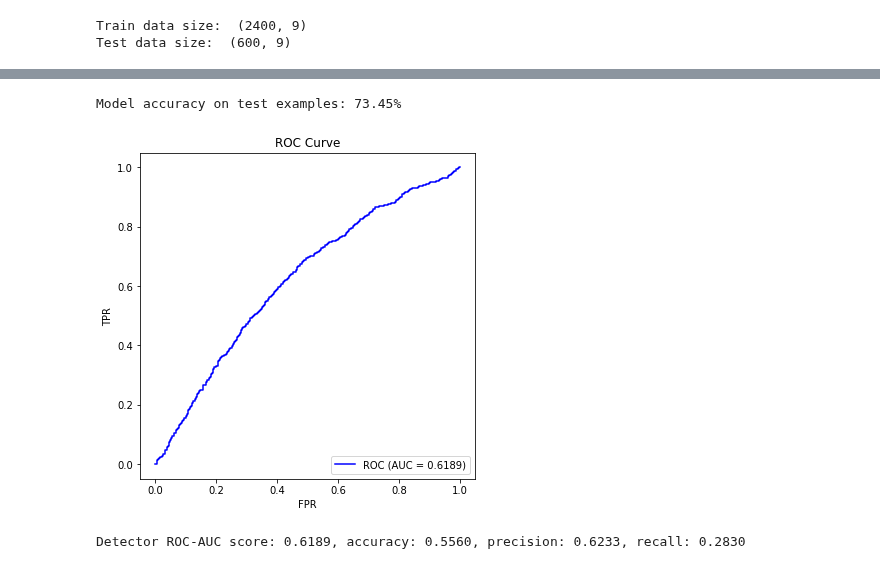
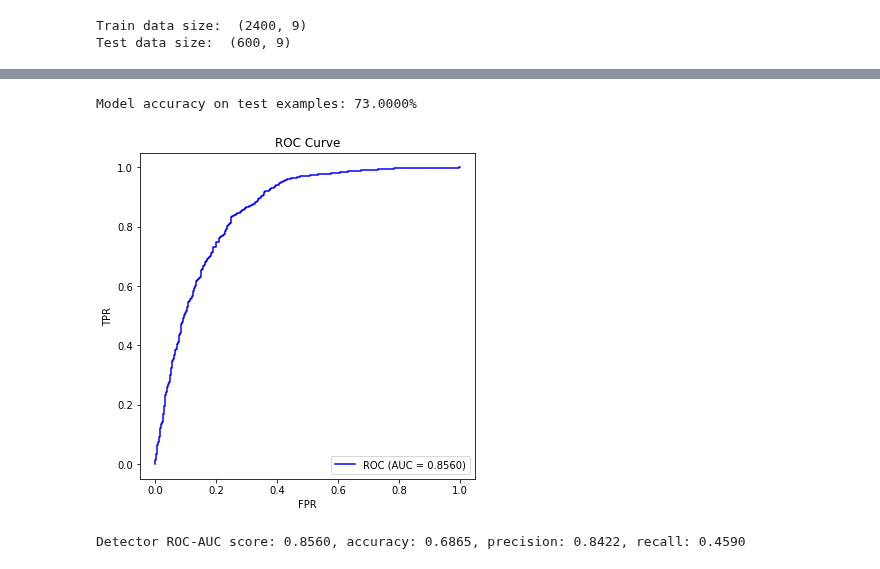
Before and after one commit to changx03/baard_exp2, a Jupyter notebook: lid_pipeline_demo.ipynb, the cells around one changed output, grey strips where cells are left out. Drawn from its saved outputs; the diff is of its cells as text; code cells hidden in the pictures.

```diff
--- a/lid_pipeline_demo.ipynb
+++ b/lid_pipeline_demo.ipynb
@@ -194,15 +203,16 @@ Model accuracy on adversarial examples: 47.4%
 # %%
+X_lid_train = subset_X[-1000:]
+adv_lid_train = subset_adv[-1000:]
+
+# Average L2 distance
+l2_adv = np.mean([np.linalg.norm(dif) for dif in (X_lid_train - adv_lid_train)])
+print('L2 distance between adversairal examples and clean data: {:.4f}'.format(l2_adv))
+
 # Create noisy data
-subset_X = pt_subset_X.numpy()
-# Average L2 distance
-l2_adv = np.mean([np.linalg.norm(dif) for dif in (subset_X[-1000:] - subset_adv[-1000:])])
-print('L2 distance between adversairal examples and clean data: {}'.format(l2_adv))
 std = l2_adv / 20
+noise = np.random.normal(0, scale=std, size=X_lid_train.shape)
+noisy_lid_train = np.minimum(np.maximum(X_lid_train + noise, 0.0), 1.0)
 
-noise = np.random.normal(0, scale=std, size=subset_X[-1000:].shape)
-subset_noisy = np.minimum(np.maximum(subset_X[-1000:] + noise, 0.0), 1.0)
-
-# L2 distance between noisy data and clean data
-l2_noise = np.mean([np.linalg.norm(dif) for dif in (subset_X[-1000:] - subset_noisy)])
-print('L2 distance between noisy data and clean data: {}'.format(l2_noise))
+l2_noise = np.mean([np.linalg.norm(dif) for dif in (X_lid_train - noisy_lid_train)])
+print('L2 distance between noisy data and clean data: {:.4f}'.format(l2_noise))
 # %% [output]
@@ -213,7 +223,7 @@ L2 distance between noisy data and clean data: 4.265114932009675
 K_LID = 20
 BATCH_SIZE_LID = 100
 # %%
-characteristics, labels = get_lid(model, subset_X[-1000:], subset_noisy, subset_adv[-1000:],
+characteristics, labels = get_lid(model, X_lid_train, noisy_lid_train, adv_lid_train,
                                   k=K_LID, batch_size=BATCH_SIZE_LID, device=device)
 scaler = MinMaxScaler().fit(characteristics)
 characteristics = scaler.transform(characteristics)
@@ -268,8 +272,9 @@ print(len(np.where(lid_label_pred==1)[0]), len(np.where(lid_label_pred==0)[0]))
 # %%
 # Create test set
-X_test = np.concatenate((subset_X[:1000], subset_adv[:1000]))
-y_test = np.concatenate((pt_subset_y.numpy()[:1000], pt_subset_y.numpy()[:1000])).astype(np.long)
-label_test = np.concatenate((np.zeros(subset_X[:1000].shape[0]), np.ones(subset_adv[:1000].shape[0]))).astype(np.long)
+X_test, label_test = merge_and_generate_labels(subset_adv[:1000], subset_X[:1000], flatten=False)
+y_test = np.concatenate((subset_y[:1000], subset_y[:1000]))
+
+# Shuffle examples
 indices = np.random.permutation(X_test.shape[0])
 X_test = X_test[indices]
 y_test = y_test[indices]
@@ -277,6 +282,6 @@ label_test = label_test[indices]
 # %%
 pred = np.argmax(classifier.predict(X_test), axis=1).astype(np.long)
 accuracy = np.sum(pred == y_test) / float(len(X_test))
-print("Model accuracy on test examples: {}%".format(accuracy * 100))
+print("Model accuracy on test examples: {:.4f}%".format(accuracy * 100))
 # %% [output]
-Model accuracy on test examples: 73.45%
+Model accuracy on test examples: 73.0000%
@@ -286,14 +293,24 @@ characteristics = scaler.transform(characteristics)
+# %%
+X_lid_train = subset_X[-1000:]
+
+lid_test = np.zeros((X_test.shape[0], lid_train.shape[1]), dtype=np.float32)
+for i in tqdm(range(X_test.shape[0])):
+    x = X_test[i]
+    char = eval_single_lid(model, X_lid_train, x, k=K_LID, batch_size=BATCH_SIZE_LID, device=device)
+    lid_test[i] = char
 # %%
-test_label_prob = reg_model.predict_proba(characteristics)[:, 1]
-test_label_pred = reg_model.predict(characteristics)
+lid_test = scaler.transform(lid_test)
+
+test_label_prob = reg_model.predict_proba(lid_test)[:, 1]
+test_label_pred = reg_model.predict(lid_test)
 
 _, _, auc_score, _ = get_roc(label_test, test_label_prob, show_plot=True)
 precision = precision_score(label_test, test_label_pred)
 recall = recall_score(label_test, test_label_pred)
 acc = accuracy_score(label_test, test_label_pred)
 
 print('Detector ROC-AUC score: {:0.4f}, accuracy: {:.4f}, precision: {:.4f}, recall: {:.4f}'.format(
     auc_score, acc, precision, recall))
 # %% [output]
-[figure, old version]
+[figure, new version]
-Detector ROC-AUC score: 0.6189, accuracy: 0.5560, precision: 0.6233, recall: 0.2830
+Detector ROC-AUC score: 0.8560, accuracy: 0.6865, precision: 0.8422, recall: 0.4590
```
Also changed, not shown: parts of 19 cells of this notebook, 2 other files.
